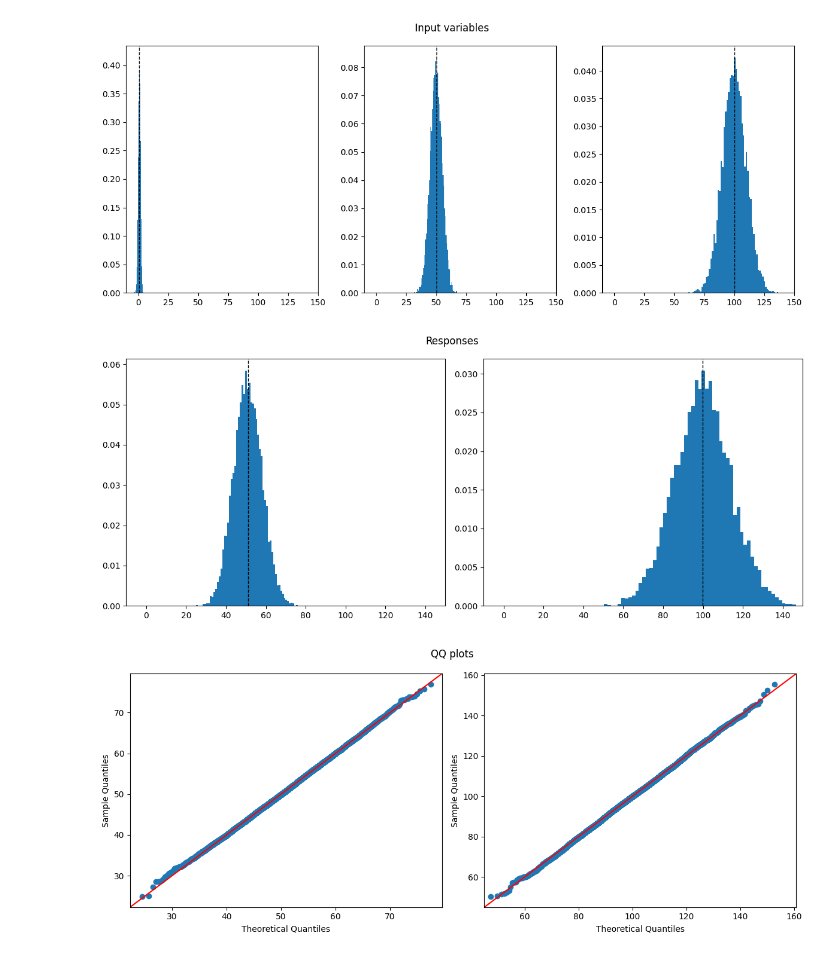
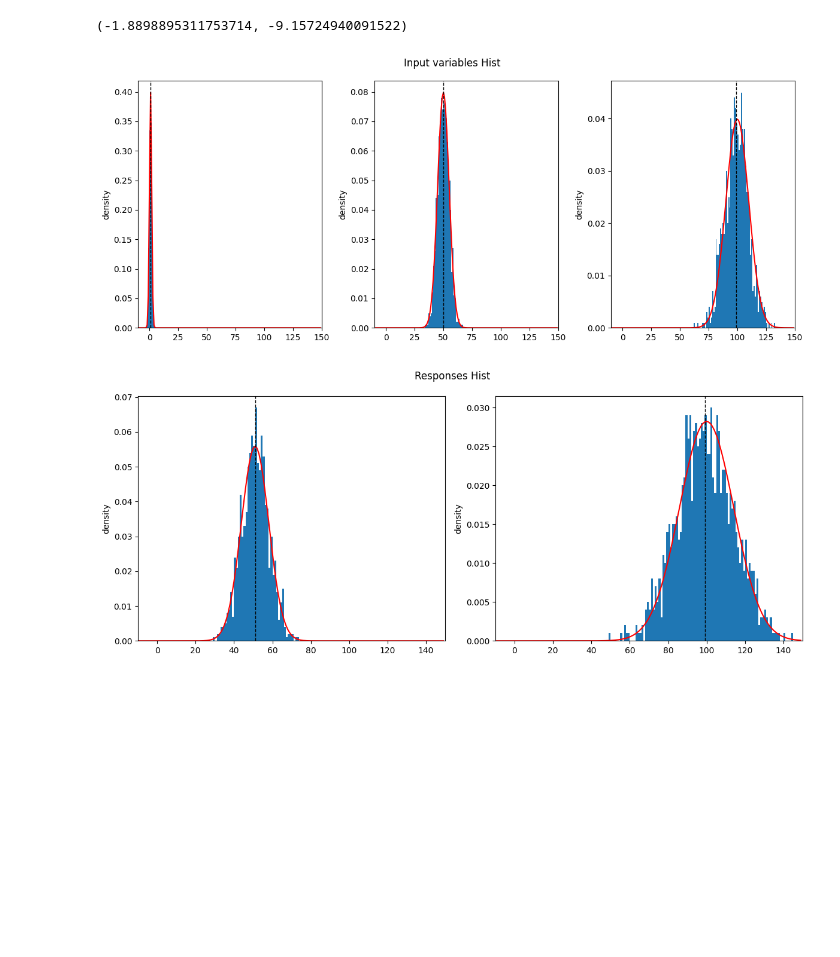
Before and after one commit to wvangeit/uncertprop, a Jupyter notebook: example1/UQ.ipynb, the cells around one changed output. Drawn from its saved outputs; the diff is of its cells as text; code cells hidden in the pictures; blank space fills up the shorter version.

Commit message:
Reading from h5, added KS plots etc

```diff
--- a/example1/UQ.ipynb
+++ b/example1/UQ.ipynb
@@ -10,19 +16,29 @@ import math
 # %%
-SAMPLE_SIZE = 10000
+SAMPLE_SIZE = 1000
 SEED = 500
 INPUT_MUS = [1.0, 50.0, 100.0]
 INPUT_SIGMAS = [1.0, 5.0, 10.0]
 NOISE_MUS = [0.0, 0.0]
 NOISE_SIGMAS = [5.0, 10.0]
+VAR_NAMES = ["X0", "X1", "X2"]
+RESPONSE_NAMES = ["Y0", "Y1"]
+MIN_X = -10
+MAX_X = 150
+DX=1
+X_RANGE=range(MIN_X, MAX_X, DX)
 # %%
-def plot_hists(inputs, suptitle=None):
+def plot_hists(inputs, expected_params=None, suptitle=None):
+    if expected_params is None:
+        expected_params = [[0,1] for _ in range(len(inputs))]
     n_of_inputs = len(inputs)
     fig, axes = plt.subplots(1,n_of_inputs, figsize=(12,5))
 
-    for input, ax in zip(inputs, axes):
-        ax.hist(input, bins='auto', density=True)
+    for input, ax, (expected_mu, expected_sigma) in zip(inputs, axes, expected_params):
+        _, x, _ = ax.hist(input, bins=X_RANGE, density=True)
+        ax.plot(x, scipy.stats.norm.pdf(x = x, loc = expected_mu, scale = expected_sigma), 'r', label='theoretical')
         ax.axvline(input.mean(), color='k', linestyle='dashed', linewidth=1)
-        ax.set_xlim(-10,150)
+        ax.set_xlim(MIN_X,MAX_X)
+        ax.set_ylabel("density")
 
     fig.suptitle(suptitle)
     plt.tight_layout()
@@ -50,7 +83,7 @@ def generate_inputs(mus=INPUT_MUS, sigmas=INPUT_SIGMAS):
 
 inputs = generate_inputs()
 # %%
-def model(inputs, mus=NOISE_MUS, sigmas=NOISE_SIGMAS):
+def model_batch(inputs, mus=NOISE_MUS, sigmas=NOISE_SIGMAS):
     np.random.seed(SEED+1)
     outputs = [[] for _ in range(2)]
     gauss_noise0 = np.random.normal(mus[0], sigmas[0], size=SAMPLE_SIZE)
@@ -58,8 +91,20 @@ def model(inputs, mus=NOISE_MUS, sigmas=NOISE_SIGMAS):
     outputs[0] = inputs[0] + inputs[1] + gauss_noise0
     outputs[1] = inputs[2] + gauss_noise1
     return outputs
+
+def model(input, mus=NOISE_MUS, sigmas=NOISE_SIGMAS):
+    x0, x1, x2 = input
+    noise0 = np.random.normal(mus[0], sigmas[0])
+    noise1 = np.random.normal(mus[1], sigmas[1])
+    y0 = x0 + x1 + noise0
+    y1 = x2 + noise1
+    return y0, y1
+# %%
+print(model([1, 2, 3]))
+# %% [output]
+(-1.8898895311753714, -9.15724940091522)
 # %%
-outputs = model(inputs)
+outputs = model_batch(inputs)
 # %%
 expected_output_mus = np.zeros(2)
 expected_output_sigmas = np.zeros(2)
@@ -70,10 +115,8 @@ expected_output_mus[1] = INPUT_MUS[2] + NOISE_MUS[1]
 expected_output_sigmas[0] = math.sqrt(math.pow(INPUT_SIGMAS[0],2.0) + math.pow(INPUT_SIGMAS[1],2.0) + math.pow(NOISE_SIGMAS[0],2.0))
 expected_output_sigmas[1] = math.sqrt(math.pow(INPUT_SIGMAS[2],2.0) + math.pow(NOISE_SIGMAS[1],2.0))
 # %%
-plot_hists(inputs, suptitle='Input variables')
-plot_hists(outputs, suptitle='Responses')
-plot_qq(outputs, expected_params=zip(expected_output_mus, expected_output_sigmas), suptitle='QQ plots')
+plot_hists(inputs, expected_params=zip(INPUT_MUS, INPUT_SIGMAS), suptitle='Input variables Hist')
+plot_hists(outputs, expected_params=zip(expected_output_mus, expected_output_sigmas), suptitle='Responses Hist')
 # %% [output]
-[figure, old version]
+[figure, new version]
-[figure, old version]
+[figure, new version]
-[figure, removed]
```
Also changed, not shown: parts of 17 cells of this notebook.
